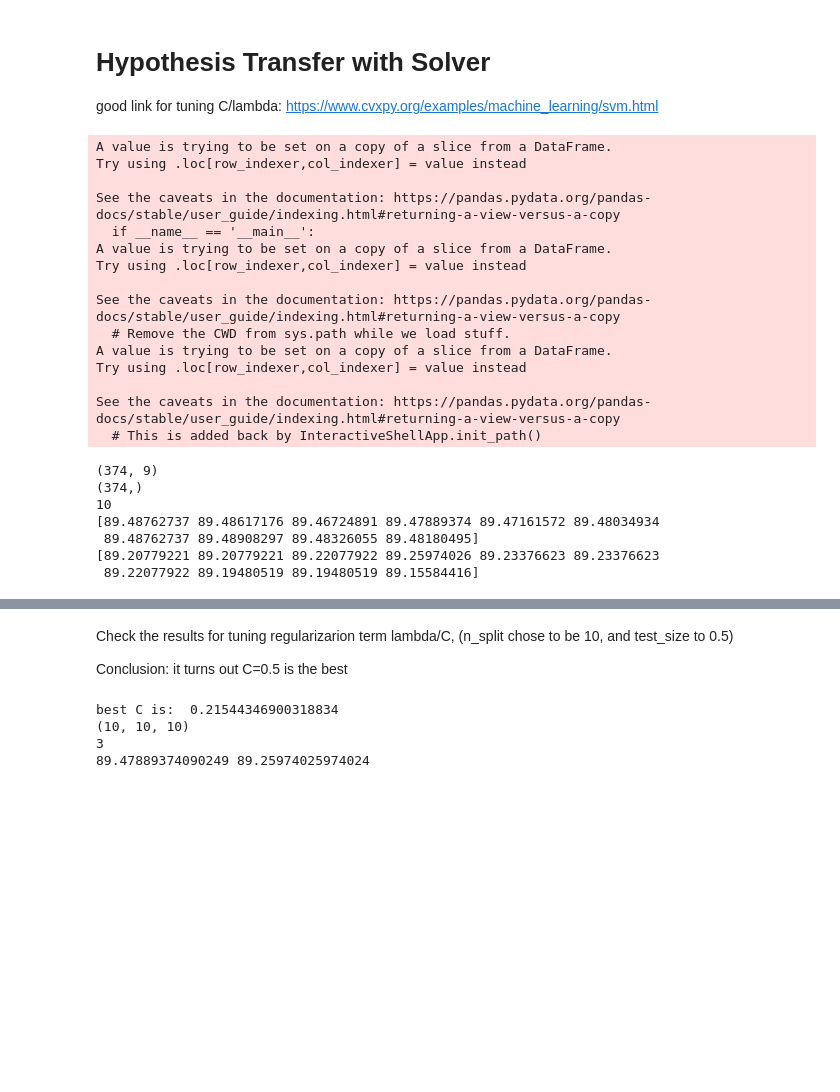
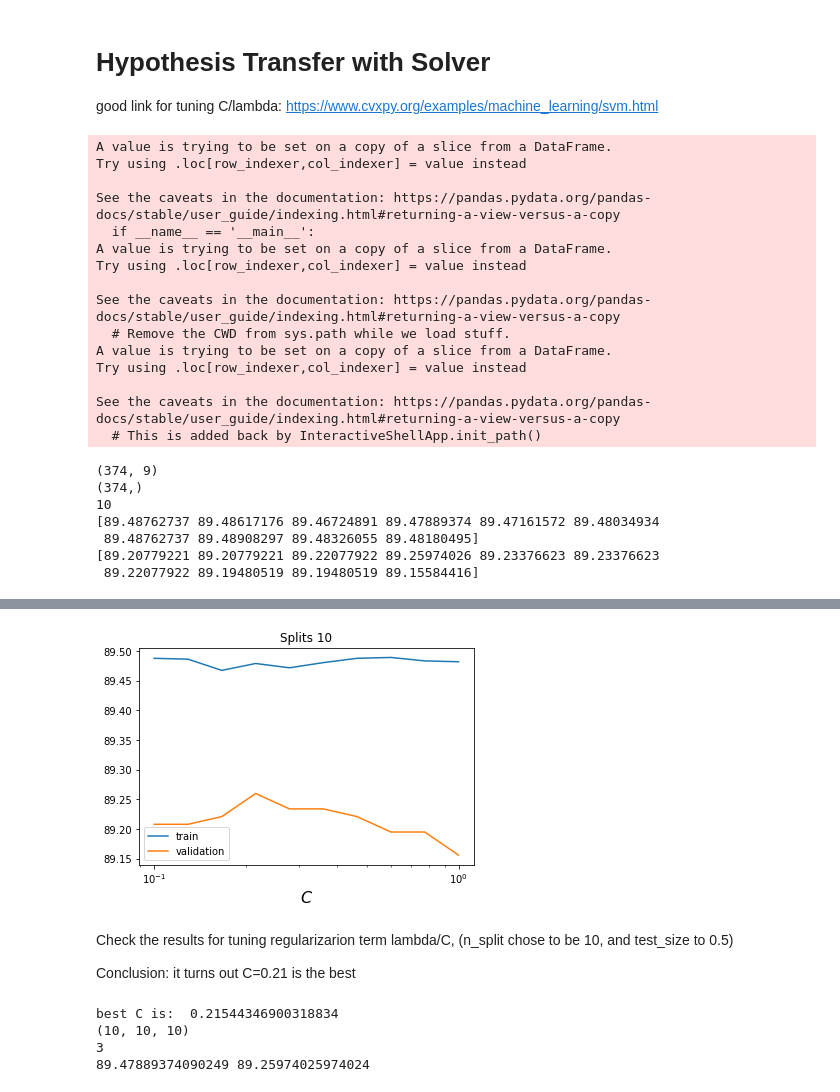
Before and after one commit to MaryZolfaghar/HandWrittenDigitPrediction, a Jupyter notebook: jupyters/final_SVM.ipynb, the cells around one changed output, grey strips where cells are left out. Cells and saved outputs as stored; diff of their text form; code cells hidden in the pictures; blank space fills up the shorter version.

```diff
--- a/jupyters/final_SVM.ipynb
+++ b/jupyters/final_SVM.ipynb
@@ -432,7 +430,3 @@ Question 3) Submit your predictions on this test set, one prediction per line in
 # %% [markdown]
 # Question 4
 Question 4) Implement both types of transfer learning SVM (hypothesis and instance transfer) to train 1 vs 7 (target problem) by transferring in 1 vs 9 (source problem). Report your error estimate for the target problem with i) no transfer, ii) hypothesis transfer and iii) instance transfer. Which performs better? Why? (20 points)
-# %%
-X1 = grp1[['x3', 'y3', 'x4', 'y4', 'x5', 'y5', 'x6', 'y6']]
-X1['b'] = 1
-X1
@@ -774,6 +738,10 @@ epoch: 5
 # %% [markdown]
 # Hypothesis Transfer with Solver
 good link for tuning C/lambda: https://www.cvxpy.org/examples/machine_learning/svm.html
+# %%
+clf_src = make_pipeline(StandardScaler(), LinearSVC(random_state=rand_state, \
+                                                                max_iter=max_iter, \
+                                                                fit_intercept=fit_intercept))
 # %%
 #--------------------------------------------------------------------------------------
 n_epochs=10
@@ -860,6 +828,8 @@ for nsp in range_n_splits:
                 #----------------------------------------------------------------------------------
                 epsilon = cp.Variable((X_train.shape[0], 1))
                 w_source = clf_src.named_steps['linearsvc'].coef_.T
+                D = X_train.shape[1]# feature dimension
+                N = X_train.shape[0]
                 P = np.diag(np.ones(D))
                 w_d = cp.Variable((D, 1))
                 w_d.value = w_source
@@ -948,7 +917,8 @@ See the caveats in the documentation: https://pandas.pydata.org/pandas-docs/stab
+[figure, added]
 # %% [markdown]
 Check the results for tuning regularizarion term lambda/C, (n_split chose to be 10, and test_size to 0.5)
 
-Conclusion: it turns out C=0.5 is the best
+Conclusion: it turns out C=0.21 is the best
 # %%
 best_C = np.argmax(validation_scores_flds)
 print('best C is: ', C_vals[best_C])
```
Also changed, not shown: parts of 15 cells of this notebook, 1 other file.
